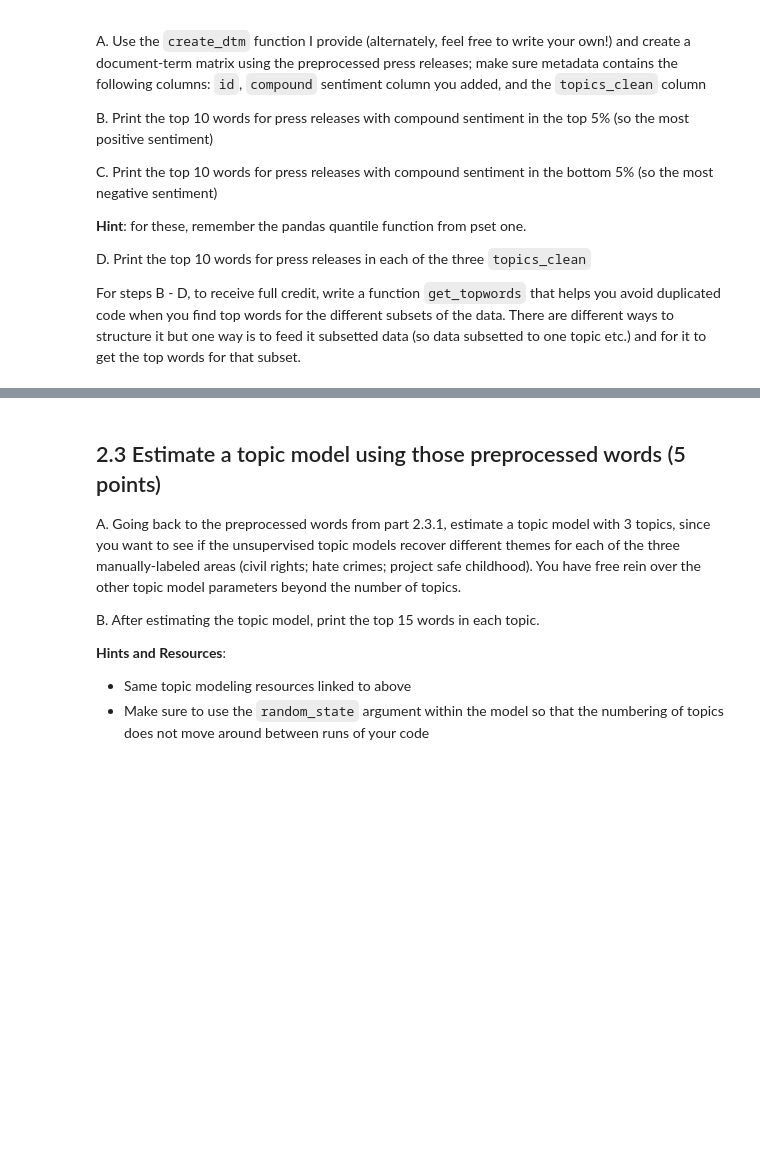
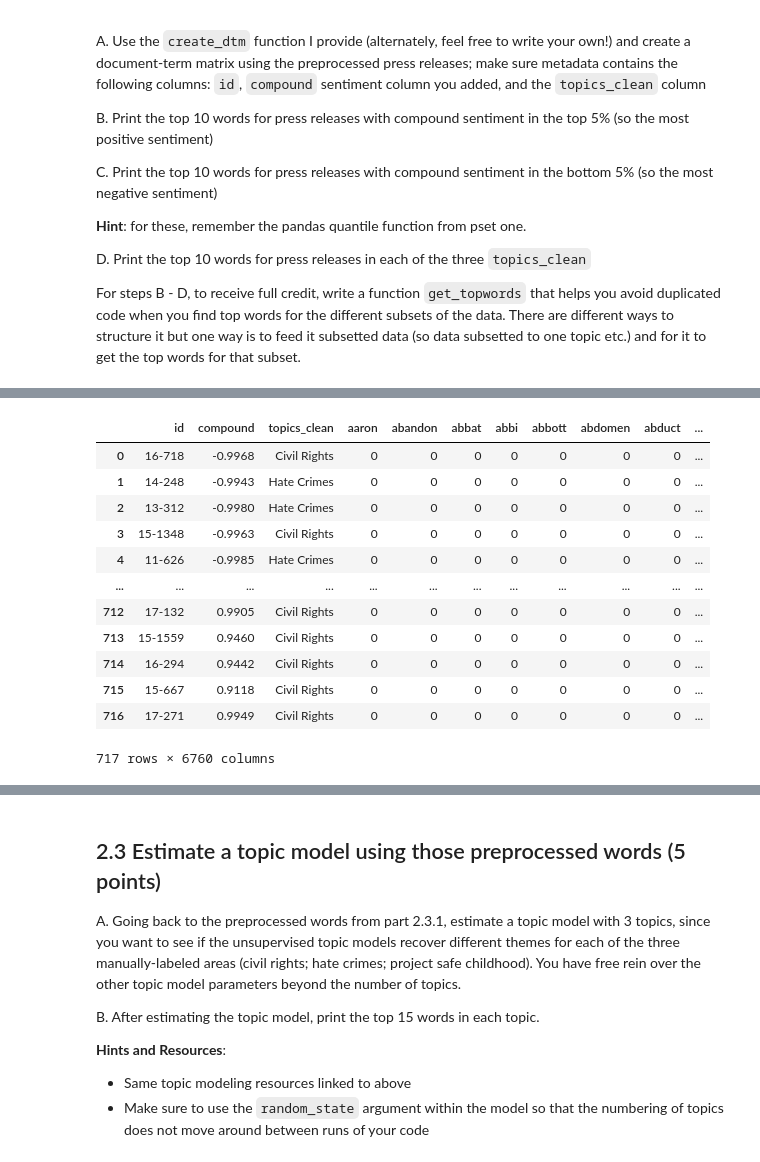
Before and after one commit to emmadantas/QSS20_S24, a Jupyter notebook: Dantas_work/pset3/pset3_Dantas_Christensen.ipynb, the cells around one changed output, grey strips where cells are left out. Drawn from its saved outputs; the diff is of its cells as text; code cells hidden in the pictures; blank space fills up the shorter version.

```diff
--- a/Dantas_work/pset3/pset3_Dantas_Christensen.ipynb
+++ b/Dantas_work/pset3/pset3_Dantas_Christensen.ipynb
@@ -471,19 +456,3 @@ C. Print the top 10 words for press releases with compound sentiment in the bott
 D. Print the top 10 words for press releases in each of the three `topics_clean`
 
 For steps B - D, to receive full credit, write a function `get_topwords` that helps you avoid duplicated code when you find top words for the different subsets of the data. There are different ways to structure it but one way is to feed it subsetted data (so data subsetted to one topic etc.) and for it to get the top words for that subset.
-# %%
-#cleaned one from chatGPT
-def create_dtm(list_of_strings, metadata):
-    vectorizer = CountVectorizer(lowercase=True)
-    dtm_sparse = vectorizer.fit_transform(list_of_strings)
-    dtm_dense_named = pd.DataFrame(dtm_sparse.todense(), columns=vectorizer.get_feature_names_out())
-    dtm_dense_named_withid = pd.concat([metadata.reset_index(), dtm_dense_named], axis=1)
-    return dtm_dense_named_withid
-
-#the one given that produces an error message!
-def create_dtm(list_of_strings, metadata):
-    vectorizer = CountVectorizer(lowercase=True)
-    dtm_sparse = vectorizer.fit_transform(list_of_strings)
-    dtm_dense_named = pd.DataFrame(dtm_sparse.todense(), columns=vectorizer.get_feature_names_out())
-    dtm_dense_named_withid = pd.concat([metadata.reset_index(), dtm_dense_named], axis=1)
-    return dtm_dense_named_withid
@@ -520,0 +459,40 @@ def get_topwords(data, n_top_words=10):
+# %%
+def create_dtm(list_of_strings, metadata):
+    # Initialize CountVectorizer
+    vectorizer = CountVectorizer(lowercase=True)
+
+    # Transform the list of strings into a document-term matrix
+    dtm_sparse = vectorizer.fit_transform(list_of_strings)
+
+    # Convert the sparse matrix into a dense DataFrame with feature names
+    dtm_dense_named = pd.DataFrame(dtm_sparse.todense(), columns=vectorizer.get_feature_names_out())
+
+    # Drop any columns from dtm_dense_named that are already in metadata
+    dtm_dense_named = dtm_dense_named.drop(columns=metadata.columns, errors='ignore')
+
+    # Concatenate metadata with the dense DataFrame
+    dtm_dense_named_withid = pd.concat([metadata.reset_index(drop=True), dtm_dense_named], axis=1)
+
+    return dtm_dense_named_withid
+
+# Replace 'doj_subset_wscore' and 'processed_text' with your actual data
+list_of_strings = doj_subset_wscore['processed_text']
+metadata = doj_subset_wscore[['id', 'compound', 'topics_clean']]
+
+# Create DTM
+dtm = create_dtm(list_of_strings, metadata)
+dtm
+# %% [output]
+|  | id | compound | topics_clean | aaron | abandon | abbat | abbi | abbott | abdomen | abduct | ... |
+| 0 | 16-718 | -0.9968 | Civil Rights | 0 | 0 | 0 | 0 | 0 | 0 | 0 | ... |
+| 1 | 14-248 | -0.9943 | Hate Crimes | 0 | 0 | 0 | 0 | 0 | 0 | 0 | ... |
+| 2 | 13-312 | -0.9980 | Hate Crimes | 0 | 0 | 0 | 0 | 0 | 0 | 0 | ... |
+| 3 | 15-1348 | -0.9963 | Civil Rights | 0 | 0 | 0 | 0 | 0 | 0 | 0 | ... |
+| 4 | 11-626 | -0.9985 | Hate Crimes | 0 | 0 | 0 | 0 | 0 | 0 | 0 | ... |
+| ... | ... | ... | ... | ... | ... | ... | ... | ... | ... | ... | ... |
+| 712 | 17-132 | 0.9905 | Civil Rights | 0 | 0 | 0 | 0 | 0 | 0 | 0 | ... |
+| 713 | 15-1559 | 0.9460 | Civil Rights | 0 | 0 | 0 | 0 | 0 | 0 | 0 | ... |
+| 714 | 16-294 | 0.9442 | Civil Rights | 0 | 0 | 0 | 0 | 0 | 0 | 0 | ... |
+| 715 | 15-667 | 0.9118 | Civil Rights | 0 | 0 | 0 | 0 | 0 | 0 | 0 | ... |
+| 716 | 17-271 | 0.9949 | Civil Rights | 0 | 0 | 0 | 0 | 0 | 0 | 0 | ... |
+717 rows × 6760 columns
```
Also changed, not shown: parts of 10 cells of this notebook.
